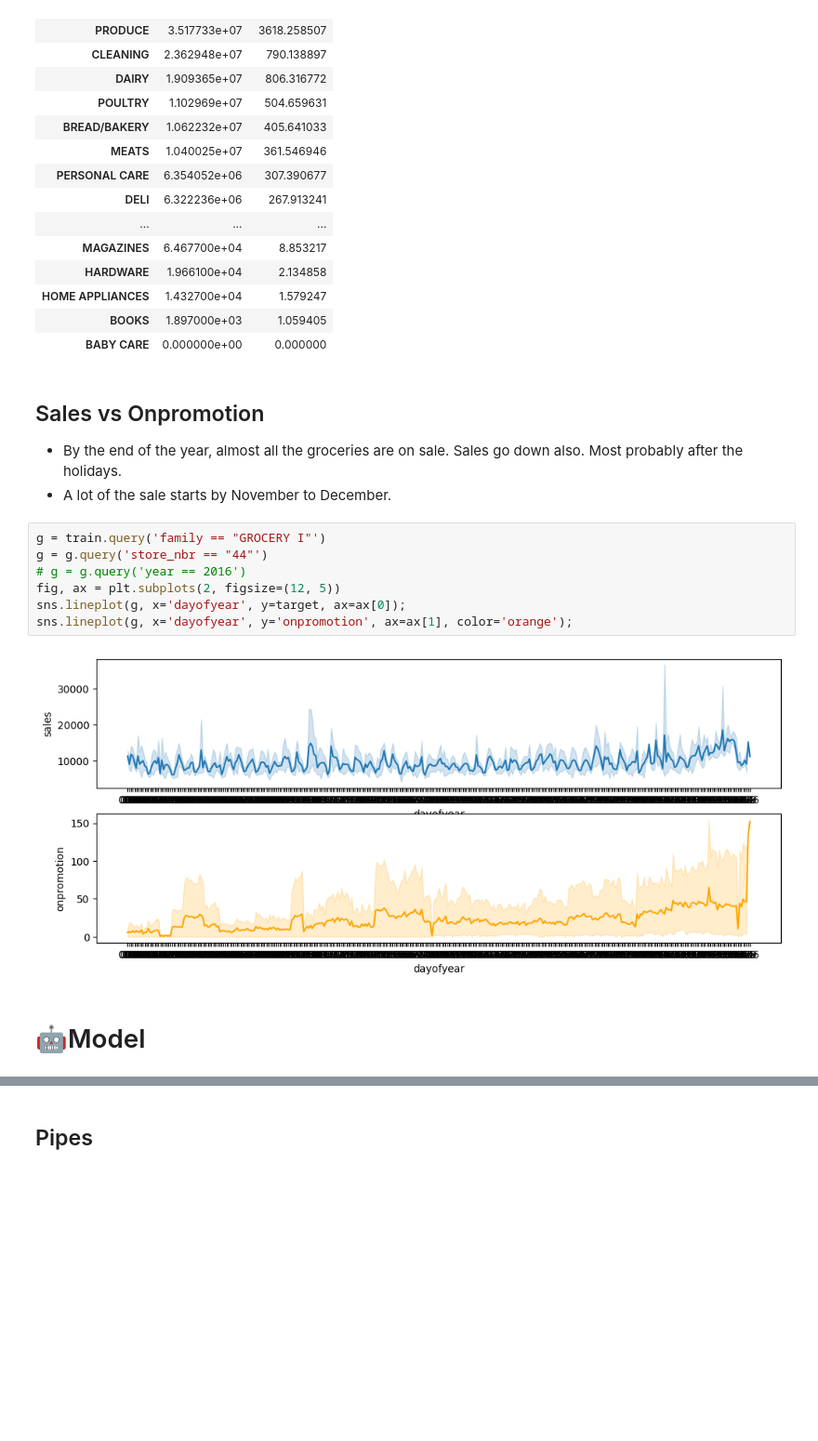
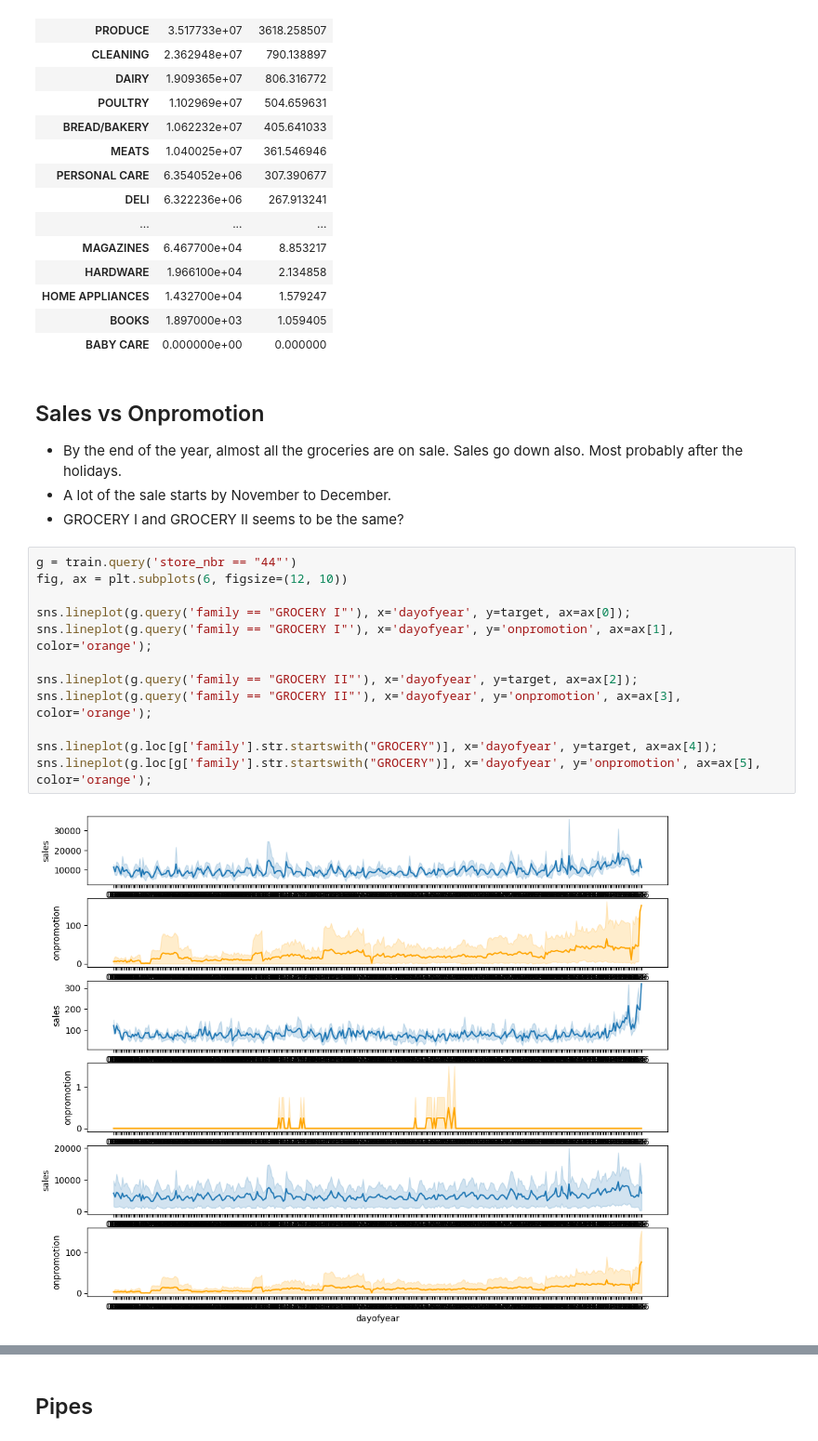
Before and after one commit to cmd-master/store-sales, a Jupyter notebook: store-sales.ipynb, the cells around one changed output, grey strips where cells are left out. Shown at 93% size. Cells and saved outputs as stored; diff of their text form; blank space fills up the shorter version.

Commit message:
Kaggle Notebook | Store Sales | Version 14

```diff
--- a/store-sales.ipynb
+++ b/store-sales.ipynb
@@ -94,14 +115,18 @@ g.sort_values(['sum'], ascending=False )
 ## Sales vs Onpromotion
 - By the end of the year, almost all the groceries are on sale. Sales go down also. Most probably after the holidays.
 - A lot of the sale starts by November to December.
+- GROCERY I and GROCERY II seems to be the same?
-# %%
-g = train.query('family == "GROCERY I"')
-g = g.query('store_nbr == "44"')
-# g = g.query('year == 2016')
-fig, ax = plt.subplots(2, figsize=(12, 5))
-sns.lineplot(g, x='dayofyear', y=target, ax=ax[0]);
-sns.lineplot(g, x='dayofyear', y='onpromotion', ax=ax[1], color='orange');
-# %% [output]
-[figure, removed]
-# %% [markdown]
-# 🤖Model
+# %%
+g = train.query('store_nbr == "44"')
+fig, ax = plt.subplots(6, figsize=(12, 10))
+
+sns.lineplot(g.query('family == "GROCERY I"'), x='dayofyear', y=target, ax=ax[0]);
+sns.lineplot(g.query('family == "GROCERY I"'), x='dayofyear', y='onpromotion', ax=ax[1], color='orange');
+
+sns.lineplot(g.query('family == "GROCERY II"'), x='dayofyear', y=target, ax=ax[2]);
+sns.lineplot(g.query('family == "GROCERY II"'), x='dayofyear', y='onpromotion', ax=ax[3], color='orange');
+
+sns.lineplot(g.loc[g['family'].str.startswith("GROCERY")], x='dayofyear', y=target, ax=ax[4]);
+sns.lineplot(g.loc[g['family'].str.startswith("GROCERY")], x='dayofyear', y='onpromotion', ax=ax[5], color='orange');
+# %% [output]
+[figure, added]
```
Also changed, not shown: parts of 9 cells of this notebook.
